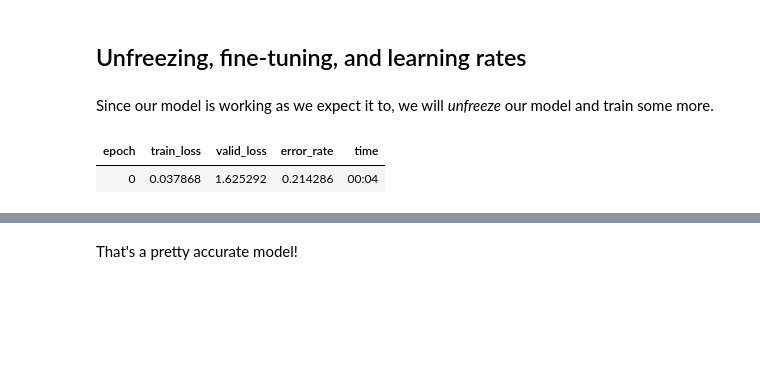
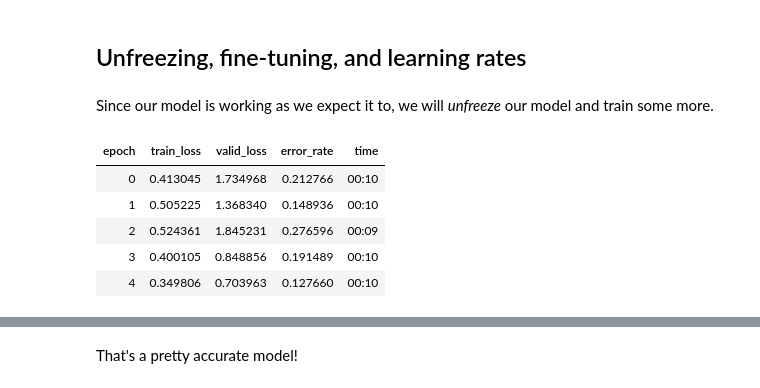
Before and after one commit to peigonhole/aicoc-ai-immersion, a Jupyter notebook: FastAI/01_fastai_image_classification.ipynb, the cells around one changed output, grey strips where cells are left out. Cells and saved outputs as stored; diff of their text form; code cells hidden in the pictures; blank space fills up the shorter version.

```diff
--- a/FastAI/01_fastai_image_classification.ipynb
+++ b/FastAI/01_fastai_image_classification.ipynb
@@ -71,7 +74,7 @@ For a Covid-19 based example you could make your classes something like
 # %%
 # Overrides for lab
 mycfg = {
-    "classes":["people wearing masks","people posing street"],  ## <<- CLASS Enter your search terms here
+    "classes":["people wearing masks","people posing street","people skateboarding","people on bikes"],  ## <<- CLASS Enter your search terms here
     "d_partitions":["train"],
 }
 cfg=getconfig(mycfg)
@@ -327,2 +319,0 @@ Sequential(
-# %%
-learn.fit_one_cycle(4)
@@ -336,0 +360,4 @@ learn.save('stage-1')
+# %%
+# Run 5 epochs (can do more if still getting better train / val)
+# FILL IN THE RANGE BASE ON YOUR LRFIND RESULT
+learn.fit_one_cycle(5, max_lr=slice(5e-5,1e-2))
@@ -370,10 +410,14 @@ interp.most_confused(min_val=1)
 # %% [markdown]
 Since our model is working as we expect it to, we will *unfreeze* our model and train some more.
 # %%
-learn.load('stage-1')
+learn.save('stage-1')
 learn.unfreeze()
 # %%
-learn.fit_one_cycle(1)
+learn.fit_one_cycle(5)
 # %% [output]
 | epoch | train_loss | valid_loss | error_rate | time |
-| 0 | 0.037868 | 1.625292 | 0.214286 | 00:04 |
+| 0 | 0.413045 | 1.734968 | 0.212766 | 00:10 |
+| 1 | 0.505225 | 1.368340 | 0.148936 | 00:10 |
+| 2 | 0.524361 | 1.845231 | 0.276596 | 00:09 |
+| 3 | 0.400105 | 0.848856 | 0.191489 | 00:10 |
+| 4 | 0.349806 | 0.703963 | 0.127660 | 00:10 |
```
Also changed, not shown: parts of 35 cells of this notebook.
